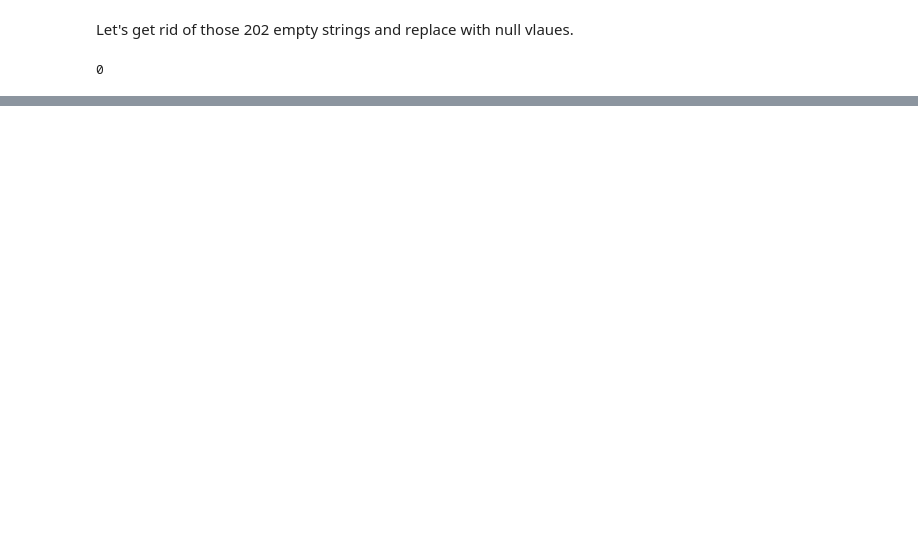
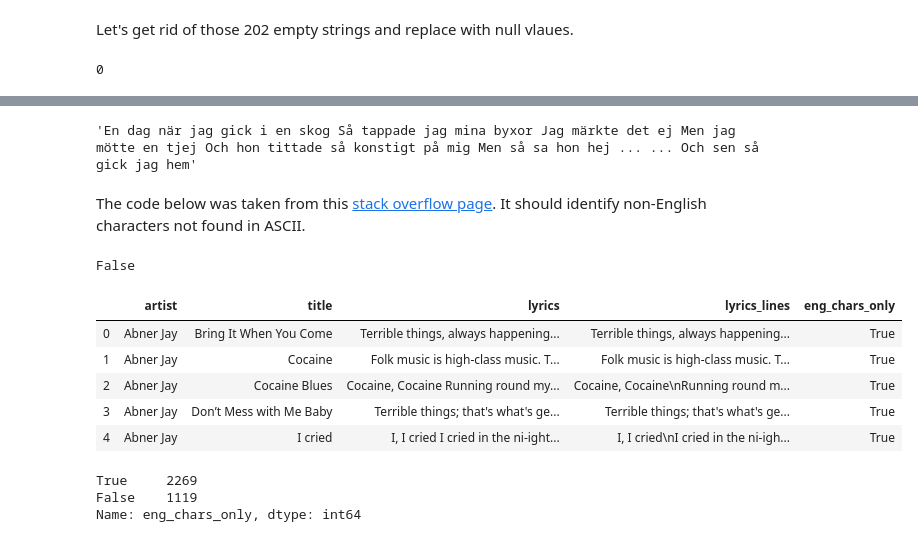
Before and after one commit to Data-Science-for-Linguists-2022/Outsider-Music-Linguistic-Analysis, a Jupyter notebook: scripts_&_analysis/3_data_cleaning_and_exploration.ipynb, the cells around one changed output, grey strips where cells are left out. Cells and saved outputs as stored; diff of their text form; code cells hidden in the pictures; blank space fills up the shorter version.

```diff
--- a/scripts_&_analysis/3_data_cleaning_and_exploration.ipynb
+++ b/scripts_&_analysis/3_data_cleaning_and_exploration.ipynb
@@ -158,0 +260,5 @@ lyricsdf.tail()
+# %%
+# replaces newlines with spaces, but maintains the line-break data in a separate column
+lyricsdf["lyrics_lines"] = lyricsdf.lyrics
+lyricsdf.lyrics = lyricsdf.lyrics.map(lambda x: x.replace("\n", " "))
+lyricsdf.head()
@@ -158,0 +284,38 @@ lyricsdf.tail()
+# %%
+# This is not English :)
+lyricsdf.iloc[1915].lyrics
+# %% [output]
+'En dag när jag gick i en skog Så tappade jag mina byxor Jag märkte det ej Men jag mötte en tjej Och hon tittade så konstigt på mig Men så sa hon hej ... ... Och sen så gick jag hem'
+# %% [markdown]
+The code below was taken from this [stack overflow page](https://stackoverflow.com/questions/27084617/detect-strings-with-non-english-characters-in-python).  It should identify non-English characters not found in ASCII.
+# %%
+# [1915] is not English for sure
+def isEnglish(s):
+    try:
+        s.encode(encoding='utf-8').decode('ascii')
+    except UnicodeDecodeError:
+        return False
+    else:
+        return True
+# %%
+# Good job! That was, indeed, not English :)
+isEnglish(lyricsdf.iloc[1915].lyrics)
+# %% [output]
+False
+# %%
+lyricsdf["eng_chars_only"] = lyricsdf.lyrics.map(lambda x: isEnglish(x))
+lyricsdf.head()
+# %% [output]
+|  | artist | title | lyrics | lyrics_lines | eng_chars_only |
+| 0 | Abner Jay | Bring It When You Come | Terrible things, always happening... | Terrible things, always happening... | True |
+| 1 | Abner Jay | Cocaine | Folk music is high-class music. T... | Folk music is high-class music. T... | True |
+| 2 | Abner Jay | Cocaine Blues | Cocaine, Cocaine Running round my... | Cocaine, Cocaine\nRunning round m... | True |
+| 3 | Abner Jay | Don’t Mess with Me Baby | Terrible things; that's what's ge... | Terrible things; that's what's ge... | True |
+| 4 | Abner Jay | I cried | I, I cried I cried in the ni-ight... | I, I cried\nI cried in the ni-igh... | True |
+# %%
+# That's a lot of non-English songs. Hmm...
+lyricsdf.eng_chars_only.value_counts()
+# %% [output]
+True     2269
+False    1119
+Name: eng_chars_only, dtype: int64
```
Also changed, not shown: parts of 57 cells of this notebook.
